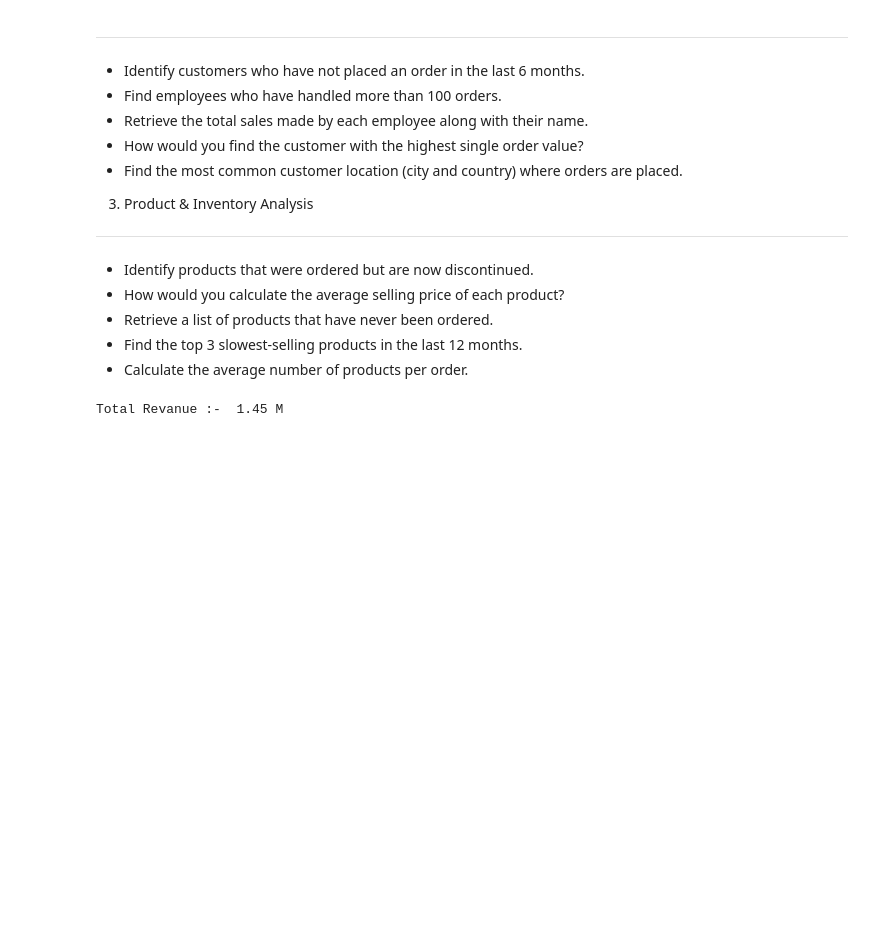
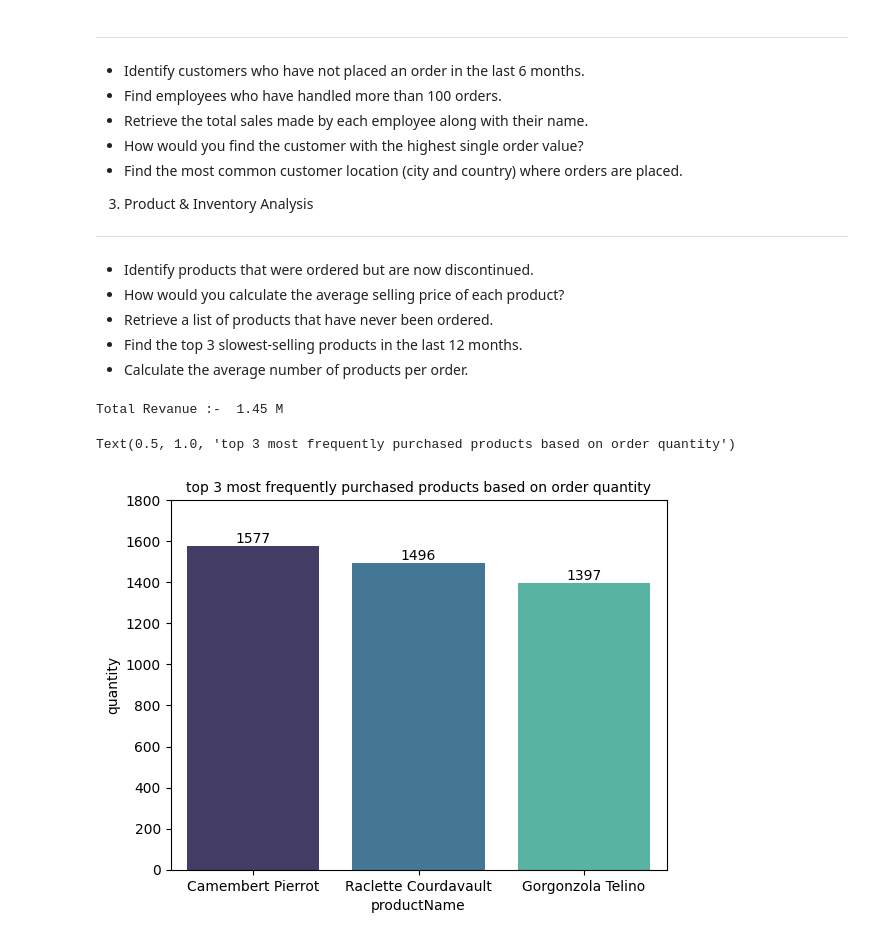
Before and after one commit to Vishwajeet-Rajput/northwind-EDA, a Jupyter notebook: Code/northwind.ipynb, the cells around one changed output. Cells and saved outputs as stored; diff of their text form; code cells hidden in the pictures; blank space fills up the shorter version.

```diff
--- a/Code/northwind.ipynb
+++ b/Code/northwind.ipynb
@@ -118,7 +118,7 @@ Index(['orderID', 'productID', 'unitPrice_x', 'quantity', 'discount',
       dtype='object')
 # %%
 final_chunk = chunk_5[['orderDate', 'requiredDate', 'shippedDate', 'productName', 'discontinued','categoryName', 'description',
-       'companyName', 'contactName', 'contactTitle', 'city_x', 'country_x', 'employeeName', 'title', 'city_y',
+       'companyName','orderID', 'contactName', 'contactTitle', 'city_x', 'country_x', 'employeeName', 'title', 'city_y',
        'country_y', 'reportsTo','quantityPerUnit', 'quantity', 'discount', 'freight', 'unitPrice_y']]
 # %%
 final_chunk.rename(columns={'city_x':'cus_city', 'country_x':'cus_country','city_y':'emp_city',
@@ -188,7 +188,20 @@ final_chunk['shippedDate'] = pd.to_datetime(final_chunk['shippedDate'], format='
 # %%
 ## How do you calculate the total revenue generated from all orders, considering discounts?
 
-final_chunk['Revenue'] = final_chunk.eval("(unitPrice * quantity * (1-discount/100))/1e6")
-print("Total Revanue :- ",round(final_chunk['Revenue'].sum(),2),"M")
+final_chunk['Revenue'] = final_chunk.eval("(unitPrice * quantity * (1-discount/100))")
+print("Total Revanue :- ",round(final_chunk['Revenue'].sum()/1e6,2),"M")
 # %% [output]
 Total Revanue :-  1.45 M
+# %%
+## Find the top 3 most frequently purchased products based on order quantity.
+top_pro  =  final_chunk.groupby('productName')['quantity'].sum().reset_index()
+top_3_products = top_pro.sort_values(by='quantity', ascending=False).head(3)
+
+ax = sns.barplot(x='productName', y='quantity', data=top_3_products, palette='mako')
+for bars in ax.containers:
+    ax.bar_label(bars,fontsize=10)
+plt.ylim(0,1800)
+plt.title("top 3 most frequently purchased products based on order quantity",fontsize=10)
+# %% [output]
+Text(0.5, 1.0, 'top 3 most frequently purchased products based on order quantity')
+[figure, added]
```
Also changed, not shown: parts of 13 cells of this notebook.
